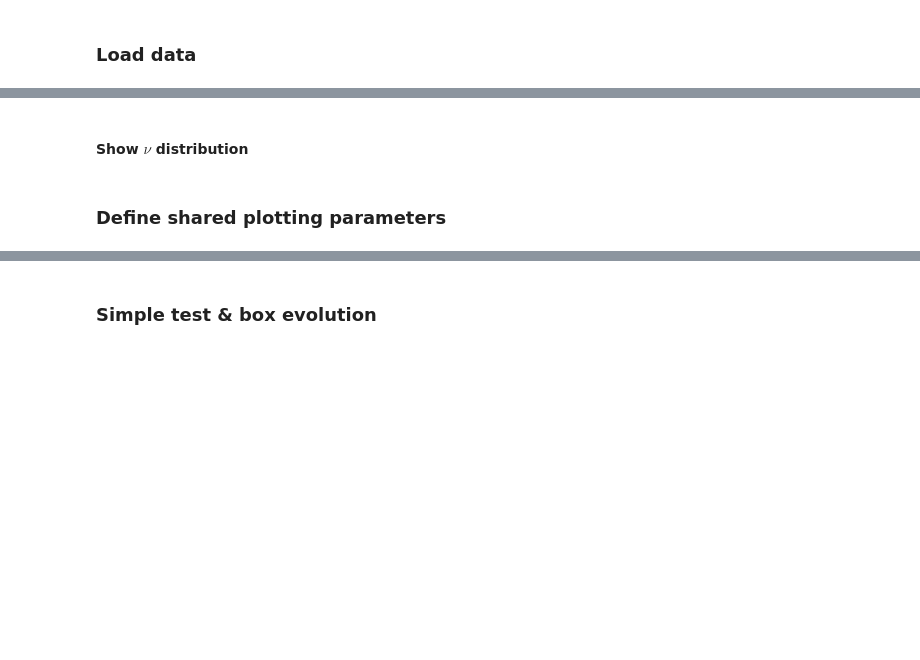
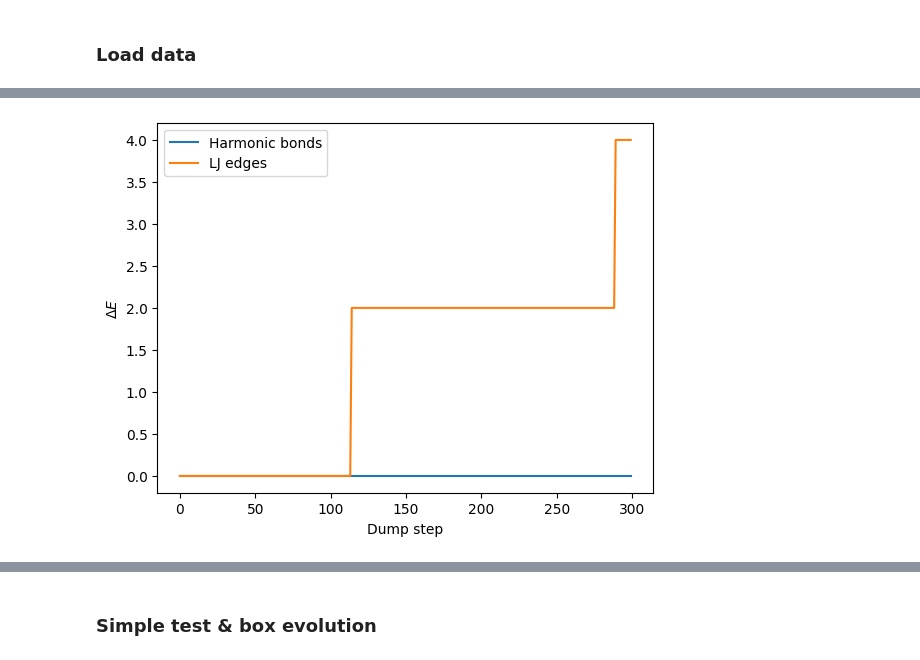
Before and after one commit to MendelsResearchGroup/GNNInverseDesign, a Jupyter notebook: torch_simulator_demo.ipynb, the cells around one changed output, grey strips where cells are left out. Drawn from its saved outputs; the diff is of its cells as text; code cells hidden in the pictures; blank space fills up the shorter version.

```diff
--- a/torch_simulator_demo.ipynb
+++ b/torch_simulator_demo.ipynb
@@ -36,2 +108,0 @@ print(f"Test data:  {len(data['test'])} sims.")
-# %% [markdown]
-#### Show $\nu$ distribution
@@ -67,16 +109,15 @@ visualize_nu_disribution(data)
-# %% [markdown]
-### Define shared plotting parameters
-# %%
-params = {
-    'font.size': 8,                 # Base font size
-    'axes.labelsize': 8,            # Axis labels (e.g., nu_gt)
-    'axes.titlesize': 8,            # Subplot titles
-    'xtick.labelsize': 7,           # Tick numbers
-    'ytick.labelsize': 7,
-    'legend.fontsize': 6,           # Make legend smaller to fit
-    'lines.markersize': 4,          # Reduce scatter dot size
-    'figure.figsize': (3.33, 3.33), # Your target size
-    'figure.dpi': 200,              # High DPI for clear viewing
-    'font.family': 'serif',         # Matches most LaTeX/Paper fonts
-}
-plt.rcParams.update(params)
+# %%
+random_sim = random.sample(data['train'], k=1)[0]
+
+num_edges = torch.Tensor([g.edge_attr.shape[0] for g in random_sim])
+num_harm_edges = torch.Tensor([g.edge_attr[g.edge_attr[:, 0].bool()].shape[0] for g in random_sim])
+num_lj_edges = torch.Tensor([g.edge_attr[g.edge_attr[:, 1].bool()].shape[0] for g in random_sim])
+
+plt.plot(num_harm_edges - num_harm_edges[0], label="Harmonic bonds")
+plt.plot(num_lj_edges - num_lj_edges[0], label="LJ edges")
+plt.ylabel(r"$\Delta E$")
+plt.xlabel("Dump step")
+plt.legend()
+plt.show()
+# %% [output]
+[figure, added]
```
Also changed, not shown: parts of 31 cells of this notebook, 42 other files.
